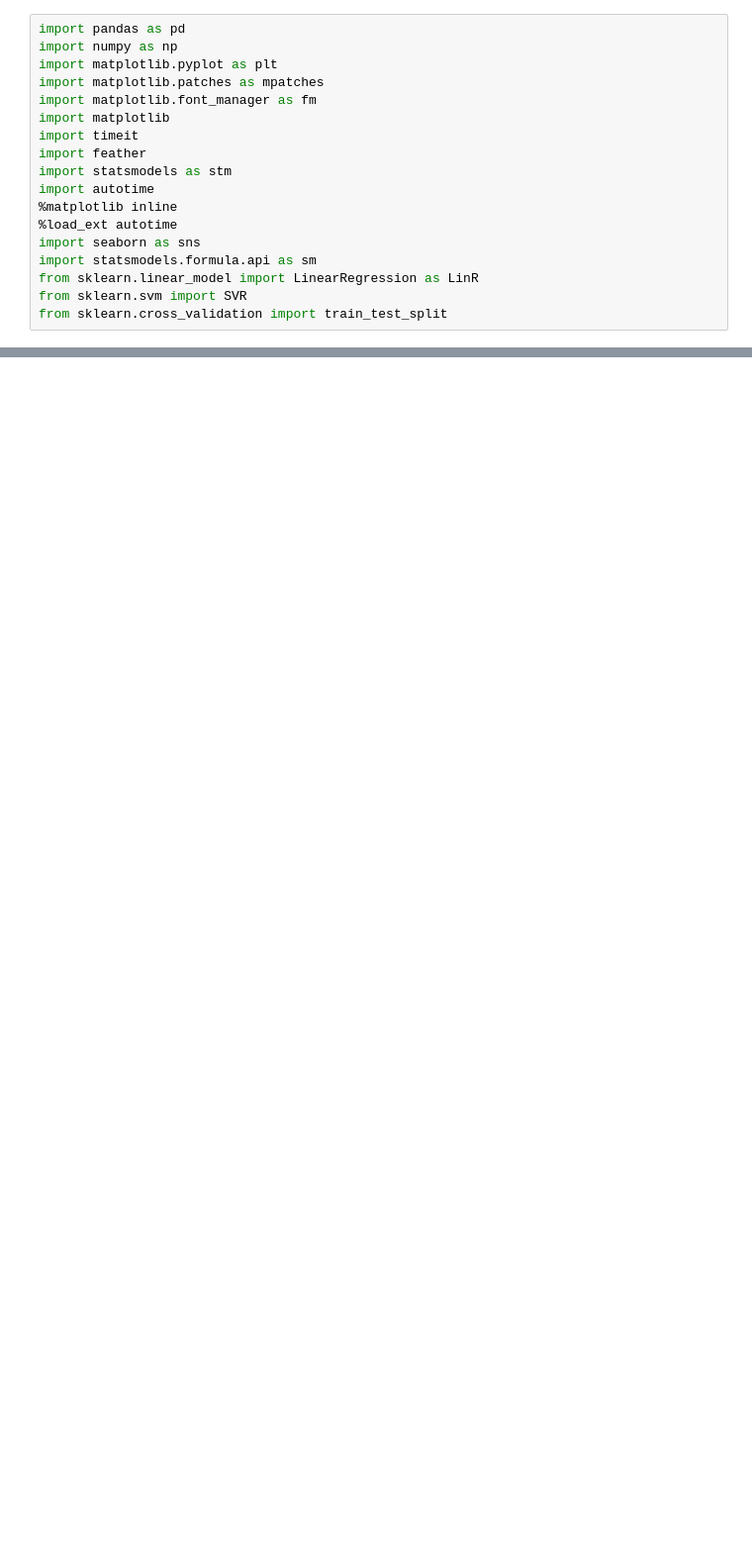
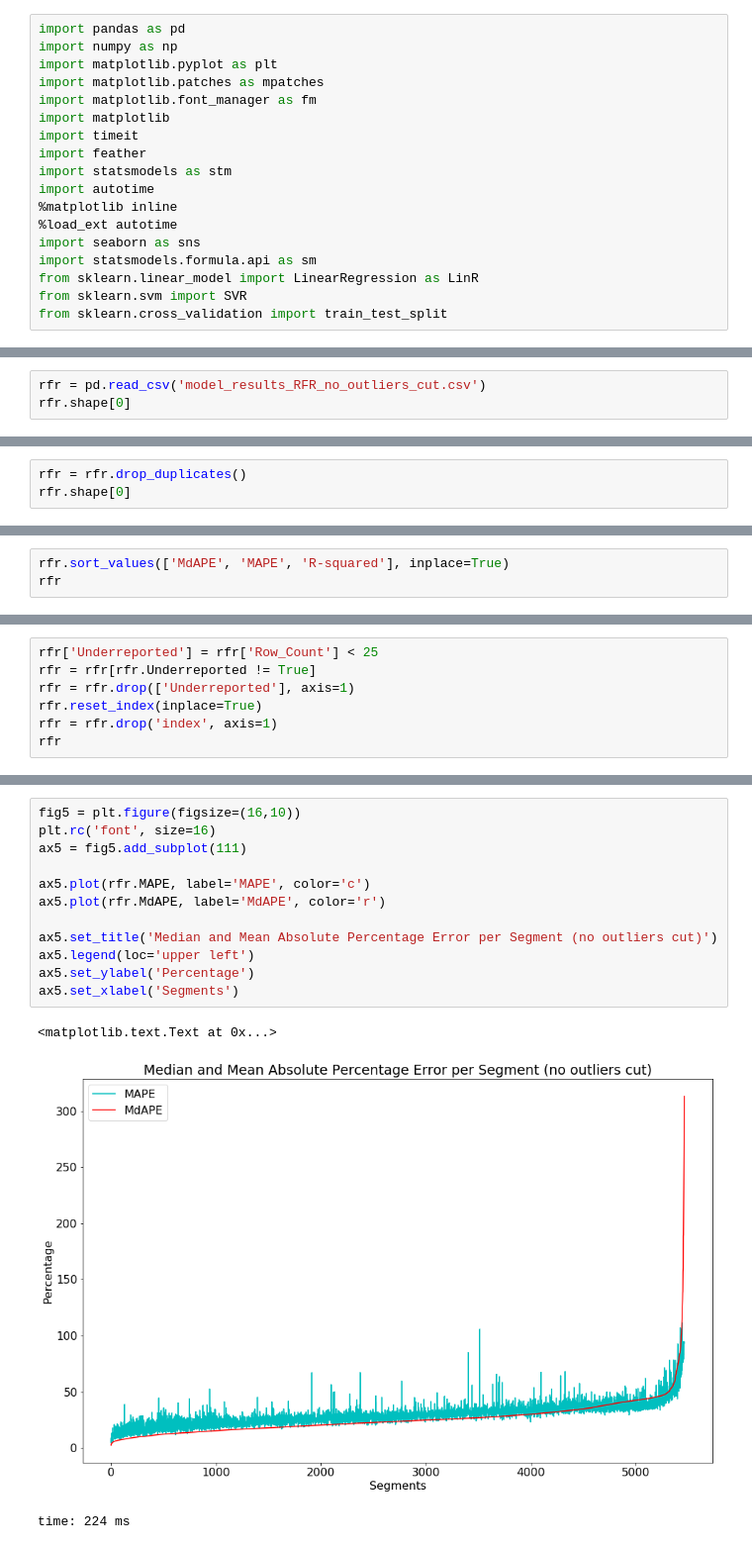
Before and after one commit to fuchsiana/Team10_DublinBusProject, a Jupyter notebook: project/Final_Model_Production+Results/model_results_charts_and_averages.ipynb, the cells around one changed output, grey strips where cells are left out. Shown at 99% size. Cells and saved outputs as stored; diff of their text form; blank space fills up the shorter version.

```diff
--- a/project/Final_Model_Production+Results/model_results_charts_and_averages.ipynb
+++ b/project/Final_Model_Production+Results/model_results_charts_and_averages.ipynb
@@ -212,0 +513,3 @@ time: 225 ms
+# %%
+rfr = pd.read_csv('model_results_RFR_no_outliers_cut.csv')
+rfr.shape[0]
@@ -212,0 +519,3 @@ time: 225 ms
+# %%
+rfr = rfr.drop_duplicates()
+rfr.shape[0]
@@ -212,0 +525,3 @@ time: 225 ms
+# %%
+rfr.sort_values(['MdAPE', 'MAPE', 'R-squared'], inplace=True)
+rfr
@@ -212,0 +557,7 @@ time: 225 ms
+# %%
+rfr['Underreported'] = rfr['Row_Count'] < 25
+rfr = rfr[rfr.Underreported != True]
+rfr = rfr.drop(['Underreported'], axis=1)
+rfr.reset_index(inplace=True)
+rfr = rfr.drop('index', axis=1)
+rfr
@@ -212,0 +593,16 @@ time: 225 ms
+# %%
+fig5 = plt.figure(figsize=(16,10))
+plt.rc('font', size=16)
+ax5 = fig5.add_subplot(111)
+
+ax5.plot(rfr.MAPE, label='MAPE', color='c')
+ax5.plot(rfr.MdAPE, label='MdAPE', color='r')
+
+ax5.set_title('Median and Mean Absolute Percentage Error per Segment (no outliers cut)')
+ax5.legend(loc='upper left')
+ax5.set_ylabel('Percentage')
+ax5.set_xlabel('Segments')
+# %% [output]
+<matplotlib.text.Text at 0x...>
+[figure, added]
+time: 224 ms
```
Also changed, not shown: parts of 62 cells of this notebook, 6 other files.
